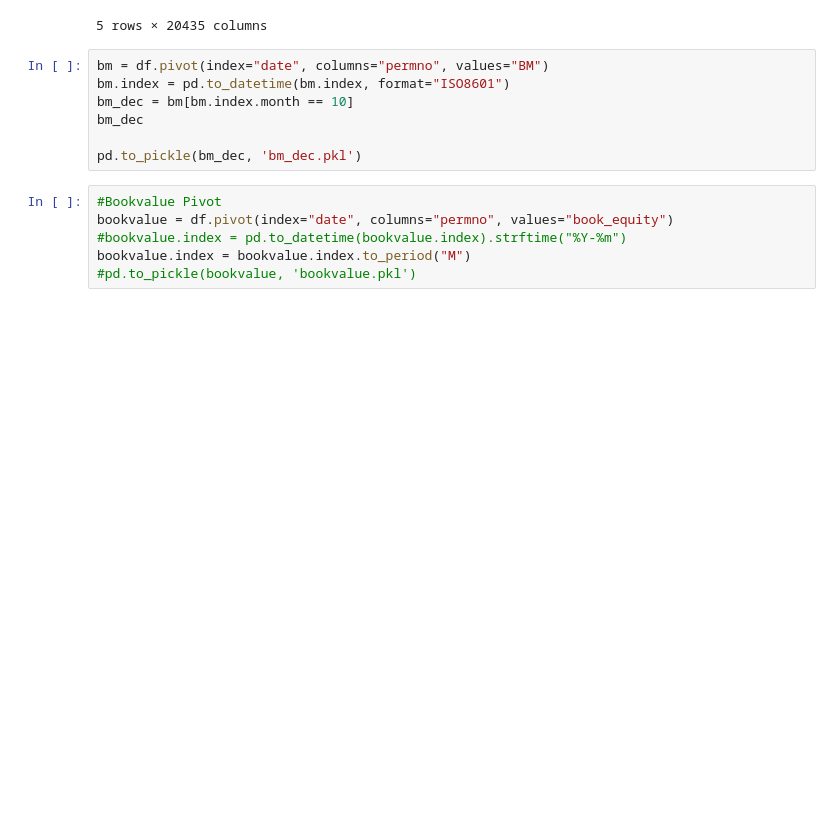
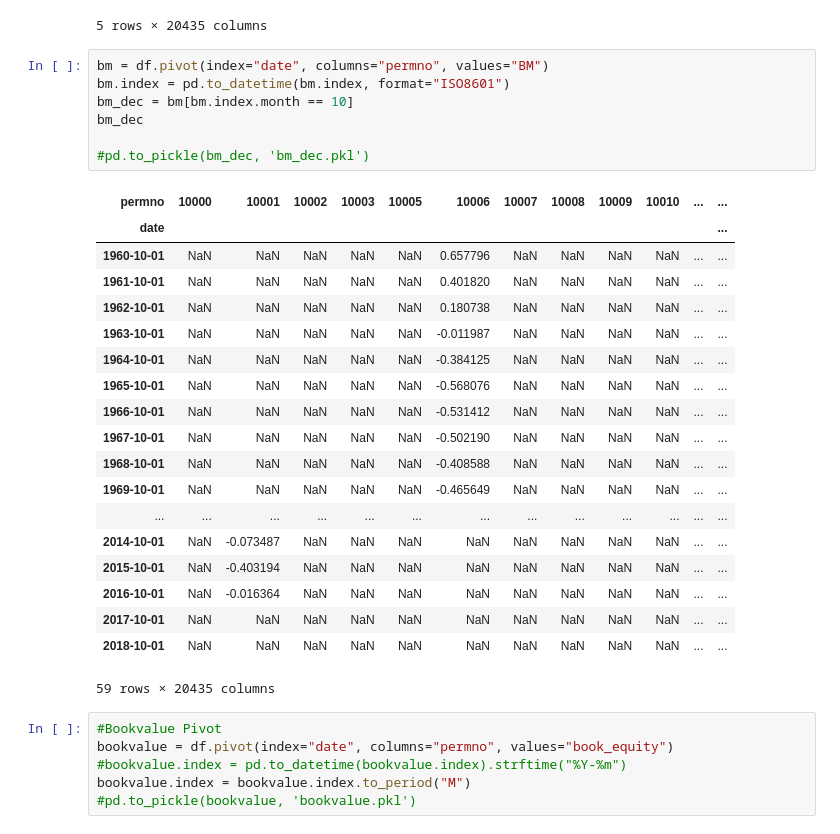
Before and after one commit to justusschenk/valueinvesting, a Jupyter notebook: Portfolio-composition.ipynb, the cells around one changed output. Saved outputs shown, nothing was run; the diff lists cells and outputs as text; blank space fills up the shorter version.

```diff
--- a/Portfolio-composition.ipynb
+++ b/Portfolio-composition.ipynb
@@ -385,10 +387,30 @@ annual_log_returns.head()
 # %%
 bm = df.pivot(index="date", columns="permno", values="BM")
 bm.index = pd.to_datetime(bm.index, format="ISO8601")
 bm_dec = bm[bm.index.month == 10]
 bm_dec
 
-pd.to_pickle(bm_dec, 'bm_dec.pkl')
+#pd.to_pickle(bm_dec, 'bm_dec.pkl')
+# %% [output]
+| permno | 10000 | 10001 | 10002 | 10003 | 10005 | 10006 | 10007 | 10008 | 10009 | 10010 | ... | ... |
+| date |  |  |  |  |  |  |  |  |  |  |  | ... |
+| 1960-10-01 | NaN | NaN | NaN | NaN | NaN | 0.657796 | NaN | NaN | NaN | NaN | ... | ... |
+| 1961-10-01 | NaN | NaN | NaN | NaN | NaN | 0.401820 | NaN | NaN | NaN | NaN | ... | ... |
+| 1962-10-01 | NaN | NaN | NaN | NaN | NaN | 0.180738 | NaN | NaN | NaN | NaN | ... | ... |
+| 1963-10-01 | NaN | NaN | NaN | NaN | NaN | -0.011987 | NaN | NaN | NaN | NaN | ... | ... |
+| 1964-10-01 | NaN | NaN | NaN | NaN | NaN | -0.384125 | NaN | NaN | NaN | NaN | ... | ... |
+| 1965-10-01 | NaN | NaN | NaN | NaN | NaN | -0.568076 | NaN | NaN | NaN | NaN | ... | ... |
+| 1966-10-01 | NaN | NaN | NaN | NaN | NaN | -0.531412 | NaN | NaN | NaN | NaN | ... | ... |
+| 1967-10-01 | NaN | NaN | NaN | NaN | NaN | -0.502190 | NaN | NaN | NaN | NaN | ... | ... |
+| 1968-10-01 | NaN | NaN | NaN | NaN | NaN | -0.408588 | NaN | NaN | NaN | NaN | ... | ... |
+| 1969-10-01 | NaN | NaN | NaN | NaN | NaN | -0.465649 | NaN | NaN | NaN | NaN | ... | ... |
+| ... | ... | ... | ... | ... | ... | ... | ... | ... | ... | ... | ... | ... |
+| 2014-10-01 | NaN | -0.073487 | NaN | NaN | NaN | NaN | NaN | NaN | NaN | NaN | ... | ... |
+| 2015-10-01 | NaN | -0.403194 | NaN | NaN | NaN | NaN | NaN | NaN | NaN | NaN | ... | ... |
+| 2016-10-01 | NaN | -0.016364 | NaN | NaN | NaN | NaN | NaN | NaN | NaN | NaN | ... | ... |
+| 2017-10-01 | NaN | NaN | NaN | NaN | NaN | NaN | NaN | NaN | NaN | NaN | ... | ... |
+| 2018-10-01 | NaN | NaN | NaN | NaN | NaN | NaN | NaN | NaN | NaN | NaN | ... | ... |
+59 rows × 20435 columns
 # %%
 #Bookvalue Pivot
 bookvalue = df.pivot(index="date", columns="permno", values="book_equity")
```
Also changed, not shown: parts of 6 cells of this notebook, 4 other files.
